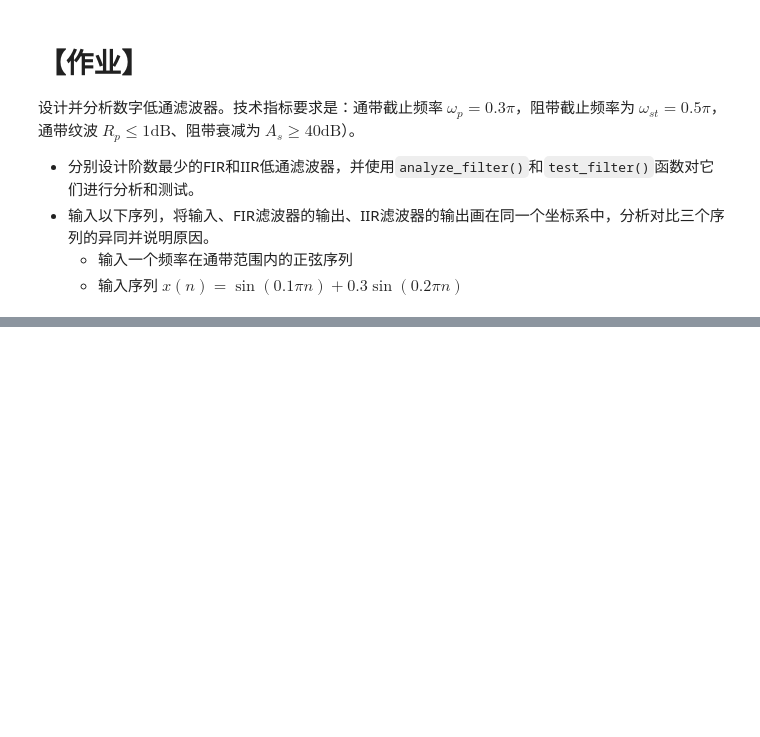
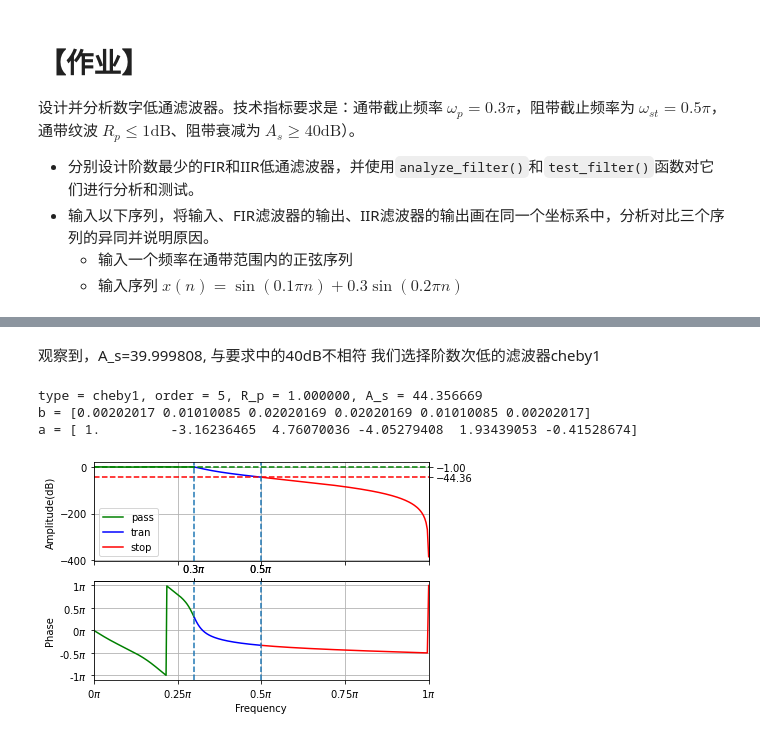
Before and after one commit to Windmill-City/DSP-Learning, a Jupyter notebook: IIR滤波器的设计/ex.6-10.IIR.student.ipynb, the cells around one changed output, grey strips where cells are left out. Drawn from its saved outputs; the diff is of its cells as text; code cells hidden in the pictures; blank space fills up the shorter version.

```diff
--- a/IIR滤波器的设计/ex.6-10.IIR.student.ipynb
+++ b/IIR滤波器的设计/ex.6-10.IIR.student.ipynb
@@ -343,0 +385,35 @@ test_filter(b, a, x);
+# %% [markdown]
+观察到，A_s=39.999808, 与要求中的40dB不相符
+我们选择阶数次低的滤波器cheby1
+# %%
+# Uncomment only one of the following:
+# ftype='butter'
+ftype='cheby1'
+# ftype = 'cheby2'
+# ftype = 'ellip'
+
+b, a = signal.iirdesign(
+    w_p, w_st,
+    R_p_target, A_s_traget,
+    ftype=ftype,
+    fs=fs)
+forder = max(len(b), len(a)) - 1
+
+# Analyze the filter.
+bands = [
+    ('pass', 0, w_p),
+    ('tran', w_p, w_st),
+    ('stop', w_st, fs/2)
+]
+
+
+R_p, A_s = analyze_filter(bands, b=b, a=a, show_plot=True,
+                          fs=fs, amp_in_dB=True)
+print('type = %s, order = %d, R_p = %f, A_s = %f' % (ftype, forder, R_p, A_s))
+print('b =', b)
+print('a =', a)
+# %% [output]
+type = cheby1, order = 5, R_p = 1.000000, A_s = 44.356669
+b = [0.00202017 0.01010085 0.02020169 0.02020169 0.01010085 0.00202017]
+a = [ 1.         -3.16236465  4.76070036 -4.05279408  1.93439053 -0.41528674]
+[figure, added]
```
Also changed, not shown: parts of 21 cells of this notebook.
